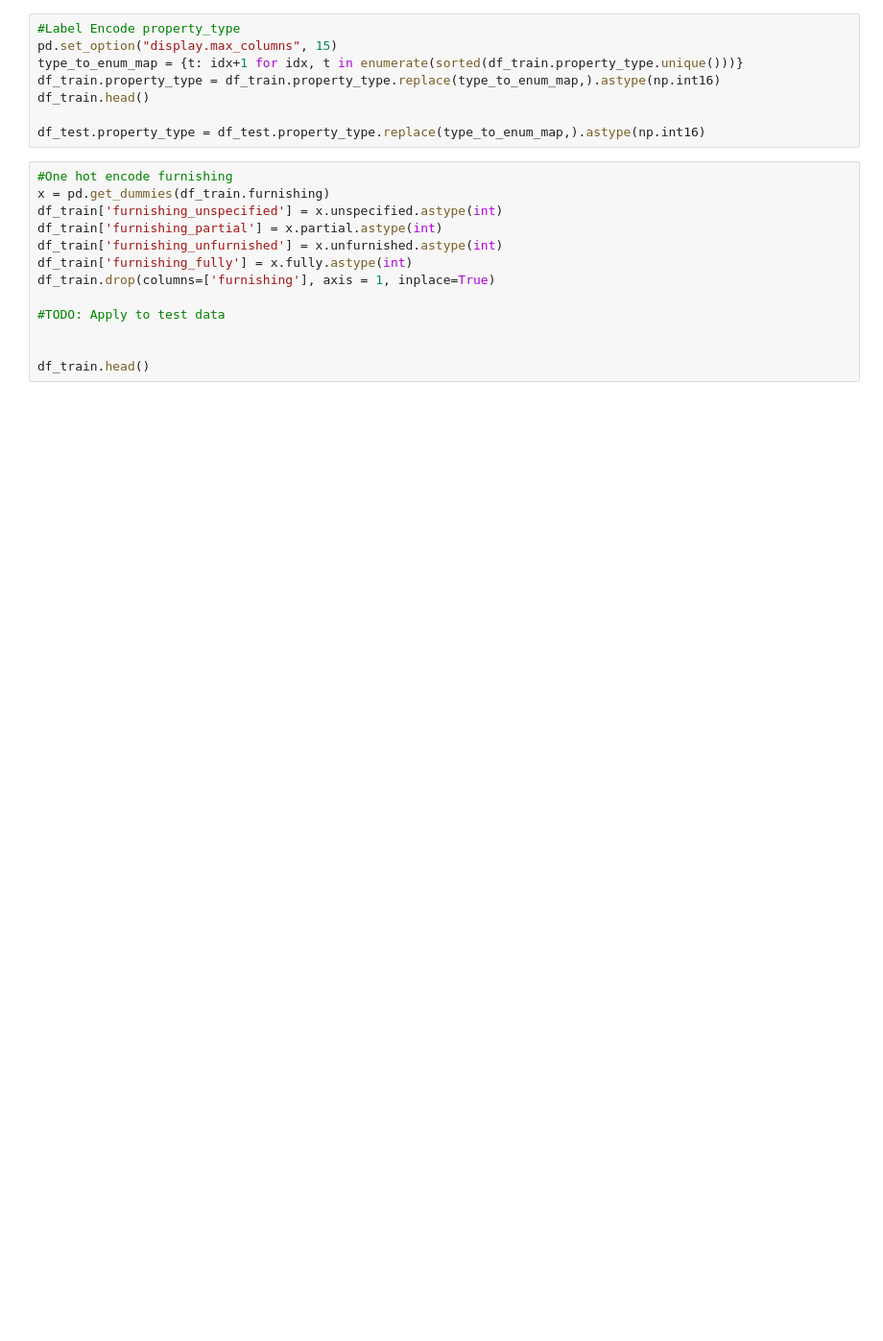
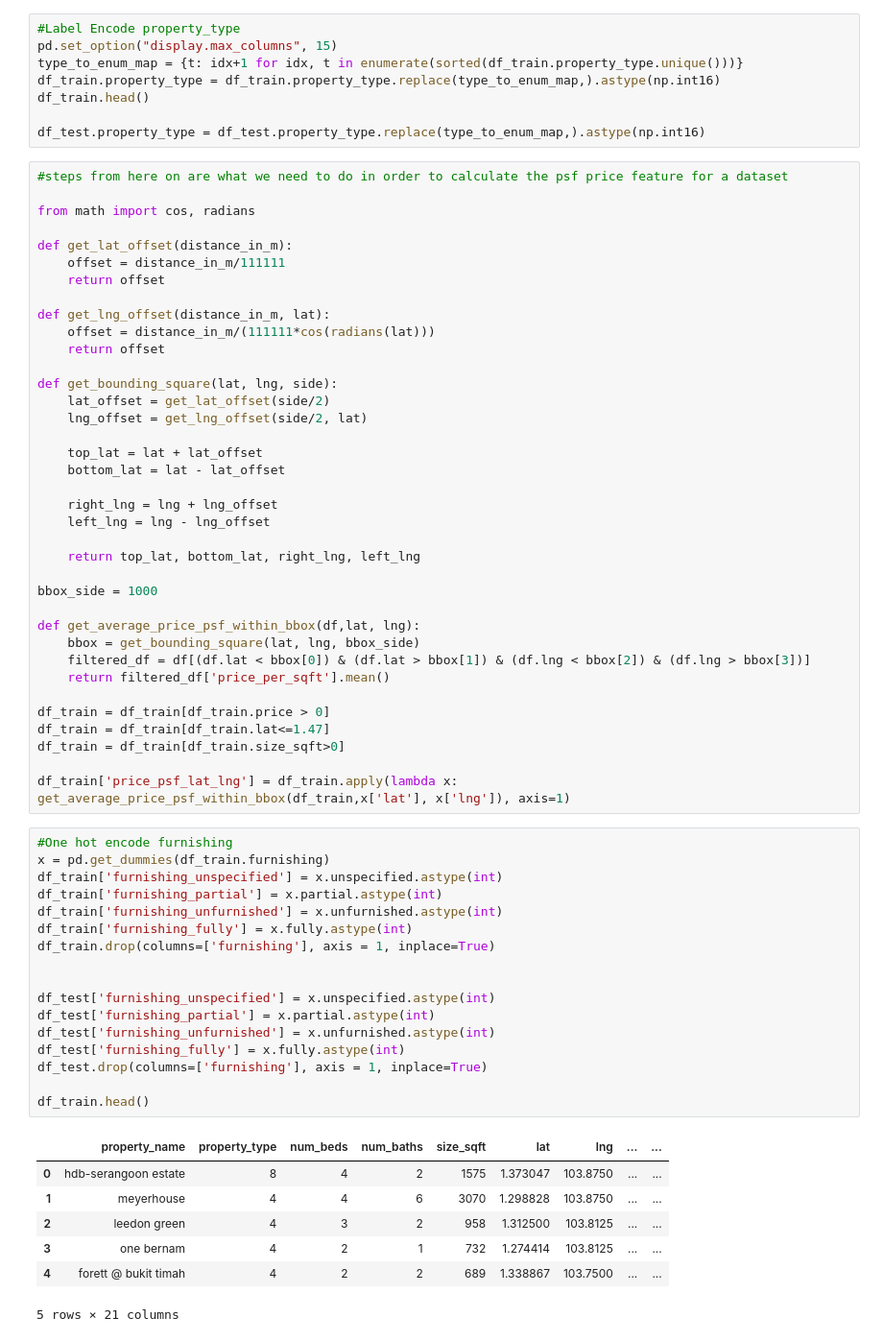
Before and after one commit to nish-d/ParanormalDistribution, a Jupyter notebook: notebooks/encoding.ipynb, the cells around one changed output. Shown at 96% size. Saved outputs shown, nothing was run; the diff lists cells and outputs as text; blank space fills up the shorter version.

```diff
--- a/notebooks/encoding.ipynb
+++ b/notebooks/encoding.ipynb
@@ -60,19 +117,68 @@ df_train.property_type = df_train.property_type.replace(type_to_enum_map,).astyp
 df_train.head()
 
 df_test.property_type = df_test.property_type.replace(type_to_enum_map,).astype(np.int16)
+# %%
+#steps from here on are what we need to do in order to calculate the psf price feature for a dataset
+
+from math import cos, radians
+
+def get_lat_offset(distance_in_m):
+    offset = distance_in_m/111111
+    return offset
+
+def get_lng_offset(distance_in_m, lat):
+    offset = distance_in_m/(111111*cos(radians(lat)))
+    return offset
+
+def get_bounding_square(lat, lng, side):
+    lat_offset = get_lat_offset(side/2)
+    lng_offset = get_lng_offset(side/2, lat)
+
+    top_lat = lat + lat_offset
+    bottom_lat = lat - lat_offset
+
+    right_lng = lng + lng_offset
+    left_lng = lng - lng_offset
+
+    return top_lat, bottom_lat, right_lng, left_lng
+
+bbox_side = 1000
+
+def get_average_price_psf_within_bbox(df,lat, lng):
+    bbox = get_bounding_square(lat, lng, bbox_side)
+    filtered_df = df[(df.lat < bbox[0]) & (df.lat > bbox[1]) & (df.lng < bbox[2]) & (df.lng > bbox[3])]
+    return filtered_df['price_per_sqft'].mean()
+
+df_train = df_train[df_train.price > 0]
+df_train = df_train[df_train.lat<=1.47]
+df_train = df_train[df_train.size_sqft>0]
+
+df_train['price_psf_lat_lng'] = df_train.apply(lambda x: get_average_price_psf_within_bbox(df_train,x['lat'], x['lng']), axis=1)
 # %%
 #One hot encode furnishing
 x = pd.get_dummies(df_train.furnishing)
 df_train['furnishing_unspecified'] = x.unspecified.astype(int)
 df_train['furnishing_partial'] = x.partial.astype(int)
 df_train['furnishing_unfurnished'] = x.unfurnished.astype(int)
 df_train['furnishing_fully'] = x.fully.astype(int)
 df_train.drop(columns=['furnishing'], axis = 1, inplace=True)
 
-#TODO: Apply to test data
 
+df_test['furnishing_unspecified'] = x.unspecified.astype(int)
+df_test['furnishing_partial'] = x.partial.astype(int)
+df_test['furnishing_unfurnished'] = x.unfurnished.astype(int)
+df_test['furnishing_fully'] = x.fully.astype(int)
+df_test.drop(columns=['furnishing'], axis = 1, inplace=True)
 
 df_train.head()
+# %% [output]
+|  | property_name | property_type | num_beds | num_baths | size_sqft | lat | lng | ... | ... |
+| 0 | hdb-serangoon estate | 8 | 4 | 2 | 1575 | 1.373047 | 103.8750 | ... | ... |
+| 1 | meyerhouse | 4 | 4 | 6 | 3070 | 1.298828 | 103.8750 | ... | ... |
+| 2 | leedon green | 4 | 3 | 2 | 958 | 1.312500 | 103.8125 | ... | ... |
+| 3 | one bernam | 4 | 2 | 1 | 732 | 1.274414 | 103.8125 | ... | ... |
+| 4 | forett @ bukit timah | 4 | 2 | 2 | 689 | 1.338867 | 103.7500 | ... | ... |
+5 rows × 21 columns
 # %%
 #One hot encode tenure
 
```
Also changed, not shown: parts of 18 cells of this notebook, 4 other files.
